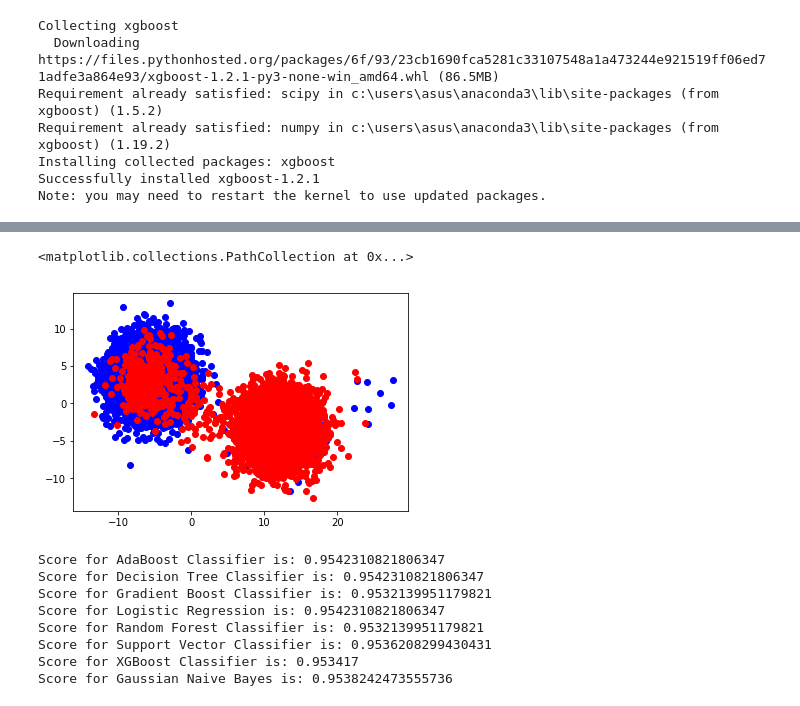
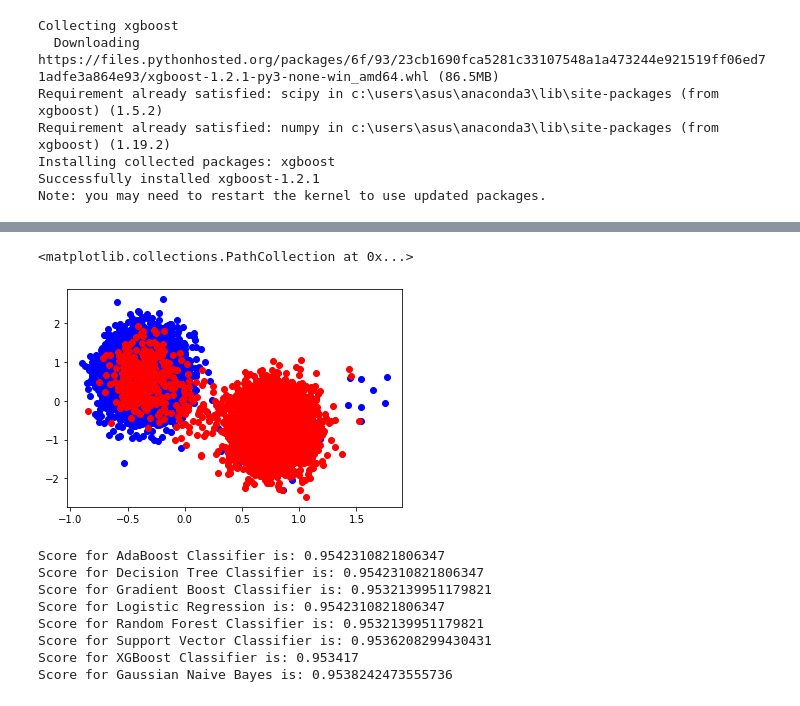
Before and after one commit to Raijeku/PI2, a Jupyter notebook: model_selection.ipynb, the cells around one changed output, grey strips where cells are left out. Drawn from its saved outputs; the diff is of its cells as text; code cells hidden in the pictures.

```diff
--- a/model_selection.ipynb
+++ b/model_selection.ipynb
@@ -48,13 +43,13 @@ plt.scatter(X_train[y_train==1][:,0], X_train[y_train==1][:,1], color="red", lab
 # %%
 from sklearn.preprocessing import RobustScaler
-transformer = RobustScaler(quantile_range=(0.25,0.75)).fit(X)
+transformer = RobustScaler(quantile_range=(25,60)).fit(X)
 X = transformer.transform(X)
 X_train, X_test, y_train, y_test = train_test_split(X, y, test_size = 0.3, shuffle = False)
 plt.scatter(X_train[y_train==0][:,0], X_train[y_train==0][:,1], color="blue", label="Estado 0")
 plt.scatter(X_train[y_train==1][:,0], X_train[y_train==1][:,1], color="red", label="Estado 1")
 # %% [output]
 <matplotlib.collections.PathCollection at 0x...>
-[figure, old version]
+[figure, new version]
 # %%
 from sklearn.ensemble import AdaBoostClassifier
 from sklearn.tree import DecisionTreeClassifier
```
Also changed, not shown: parts of 2 cells of this notebook, 3 other files.
